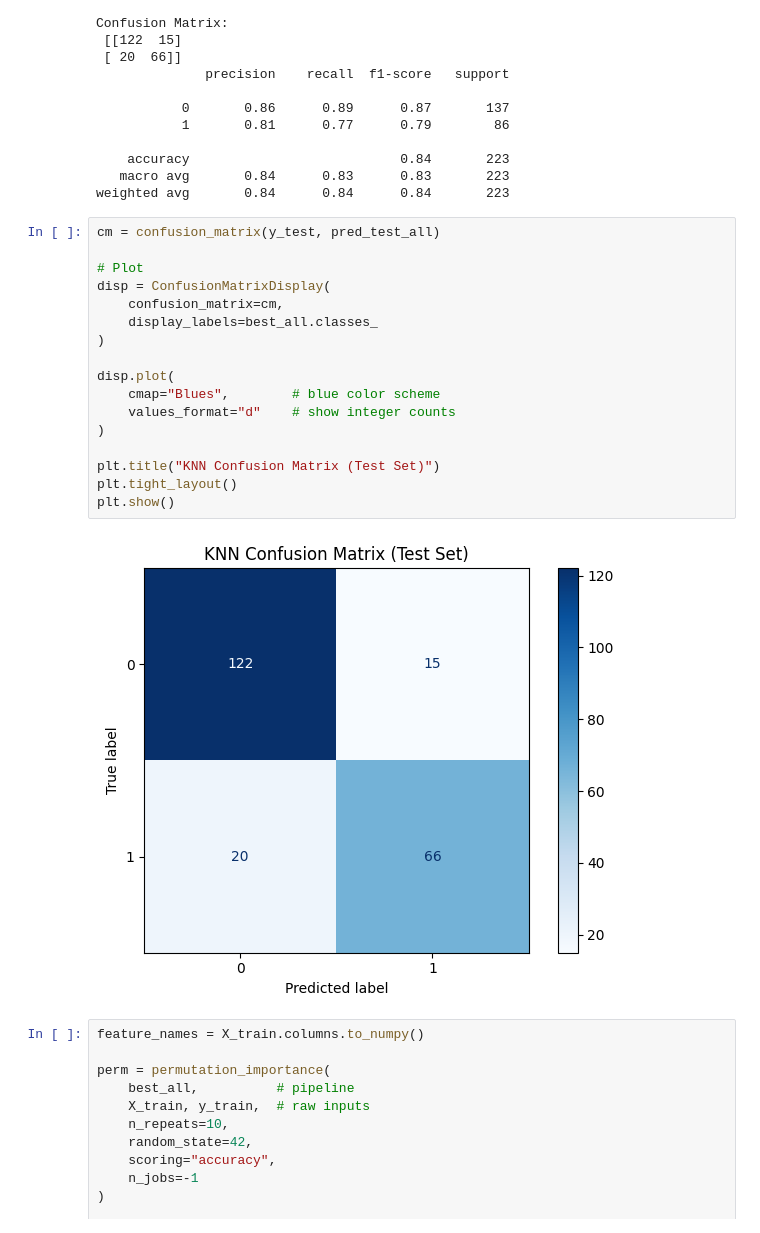
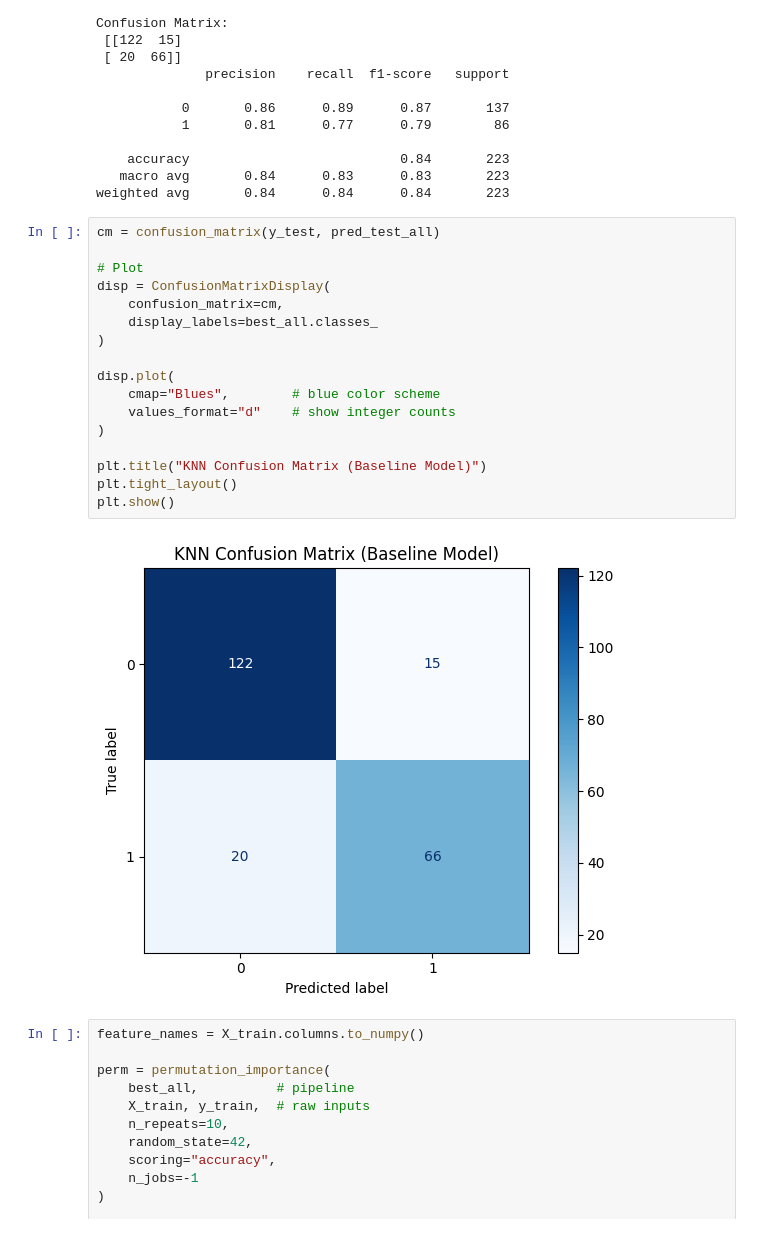
Before and after one commit to rmkamphuis/DATA_572_Project, a Jupyter notebook: Project_Code_572.ipynb, the cells around one changed output. Drawn from its saved outputs; the diff is of its cells as text.

```diff
--- a/Project_Code_572.ipynb
+++ b/Project_Code_572.ipynb
@@ -348,22 +348,22 @@ weighted avg       0.84      0.84      0.84       223
 # %%
 cm = confusion_matrix(y_test, pred_test_all)
 
 # Plot
 disp = ConfusionMatrixDisplay(
     confusion_matrix=cm,
     display_labels=best_all.classes_
 )
 
 disp.plot(
     cmap="Blues",        # blue color scheme
     values_format="d"    # show integer counts
 )
 
-plt.title("KNN Confusion Matrix (Test Set)")
+plt.title("KNN Confusion Matrix (Baseline Model)")
 plt.tight_layout()
 plt.show()
 # %% [output]
-[figure, old version]
+[figure, new version]
 # %%
 feature_names = X_train.columns.to_numpy()
 
```
Also changed, not shown: parts of 2 cells of this notebook.
